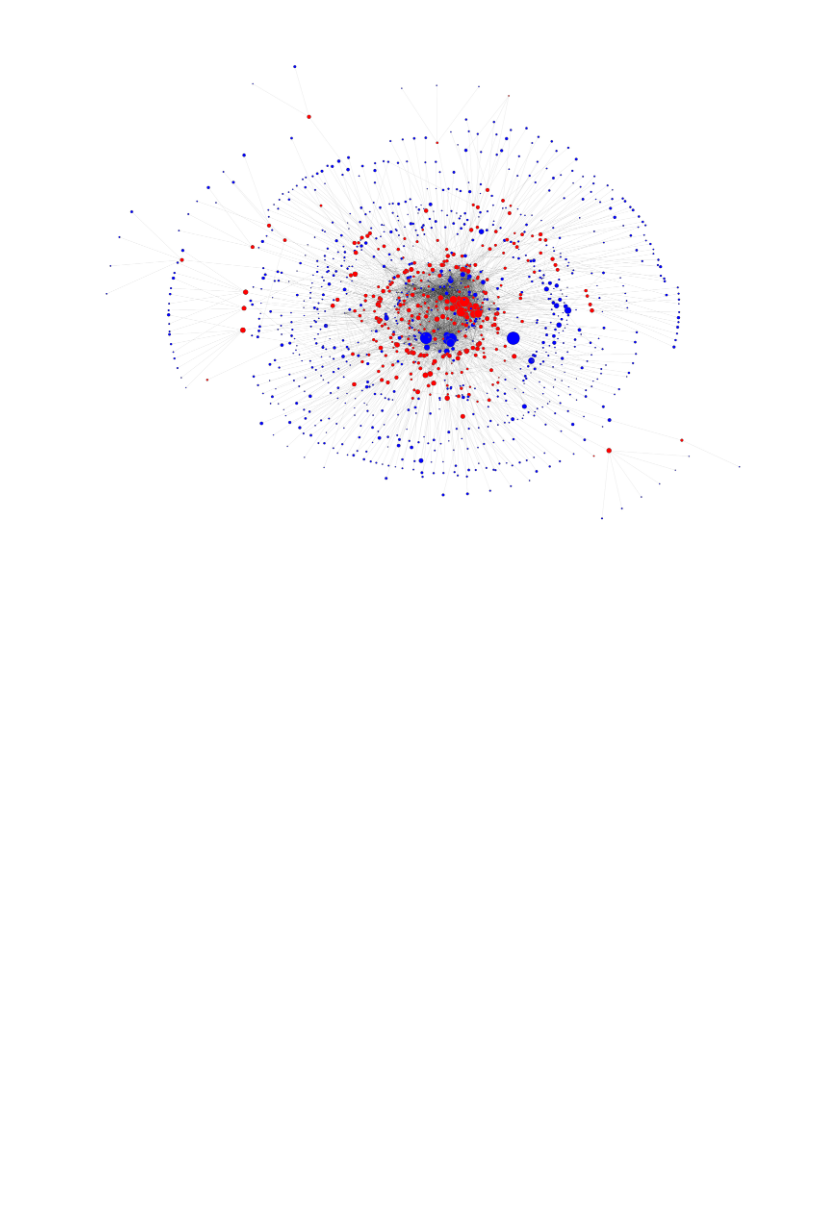
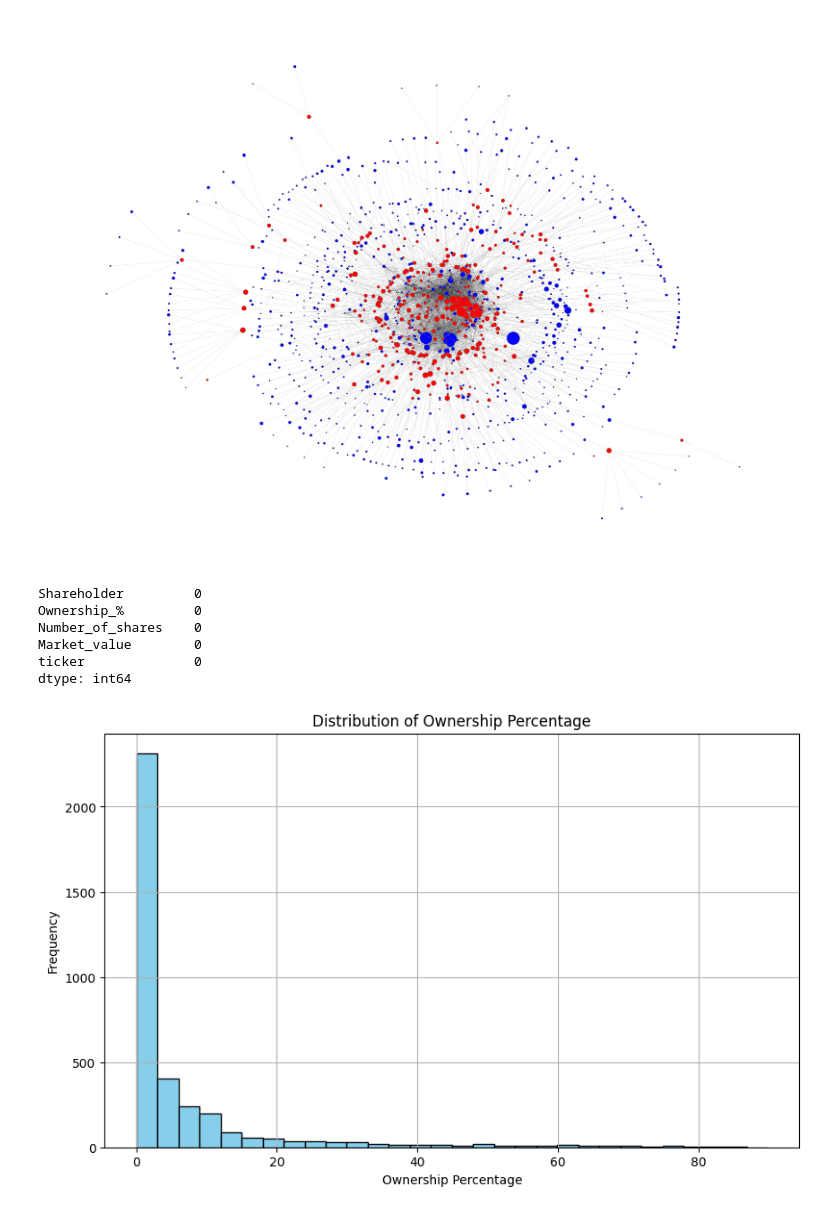
Before and after one commit to dominikjanyga/network-analysis, a Jupyter notebook: 3_network_analysis_testing.ipynb, the cells around one changed output. Drawn from its saved outputs; the diff is of its cells as text; code cells hidden in the pictures; blank space fills up the shorter version.

```diff
--- a/3_network_analysis_testing.ipynb
+++ b/3_network_analysis_testing.ipynb
@@ -45,3 +45,24 @@ edgecolors='#696969')
 plt.show()
 # %% [output]
 [figure]
+# %%
+df['Ownership_%'] = df['Ownership_%'].str.replace('%', '').astype(float)
+
+print(df.isnull().sum())
+# %% [output]
+Shareholder         0
+Ownership_%         0
+Number_of_shares    0
+Market_value        0
+ticker              0
+dtype: int64
+# %%
+plt.figure(figsize=(10, 6))
+plt.hist(df['Ownership_%'], bins=30, color='skyblue', edgecolor='black')
+plt.title('Distribution of Ownership Percentage')
+plt.xlabel('Ownership Percentage')
+plt.ylabel('Frequency')
+plt.grid()
+plt.show()
+# %% [output]
+[figure, added]
```
Also changed, not shown: parts of 1 cell of this notebook.
